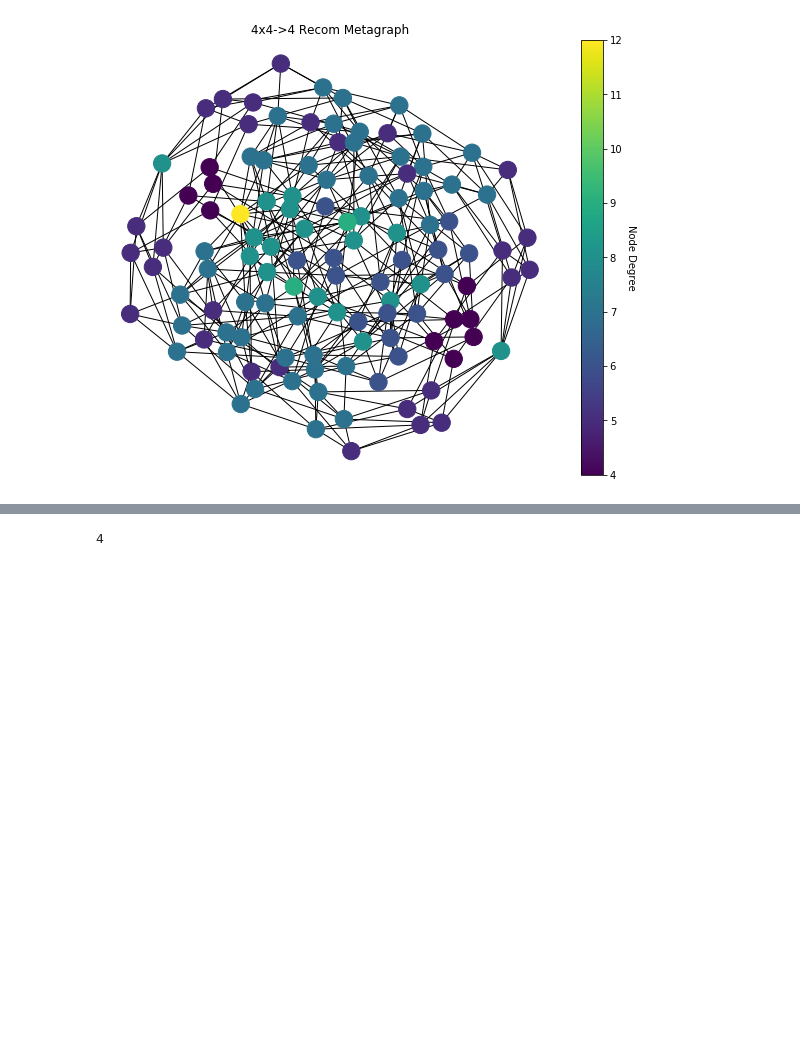
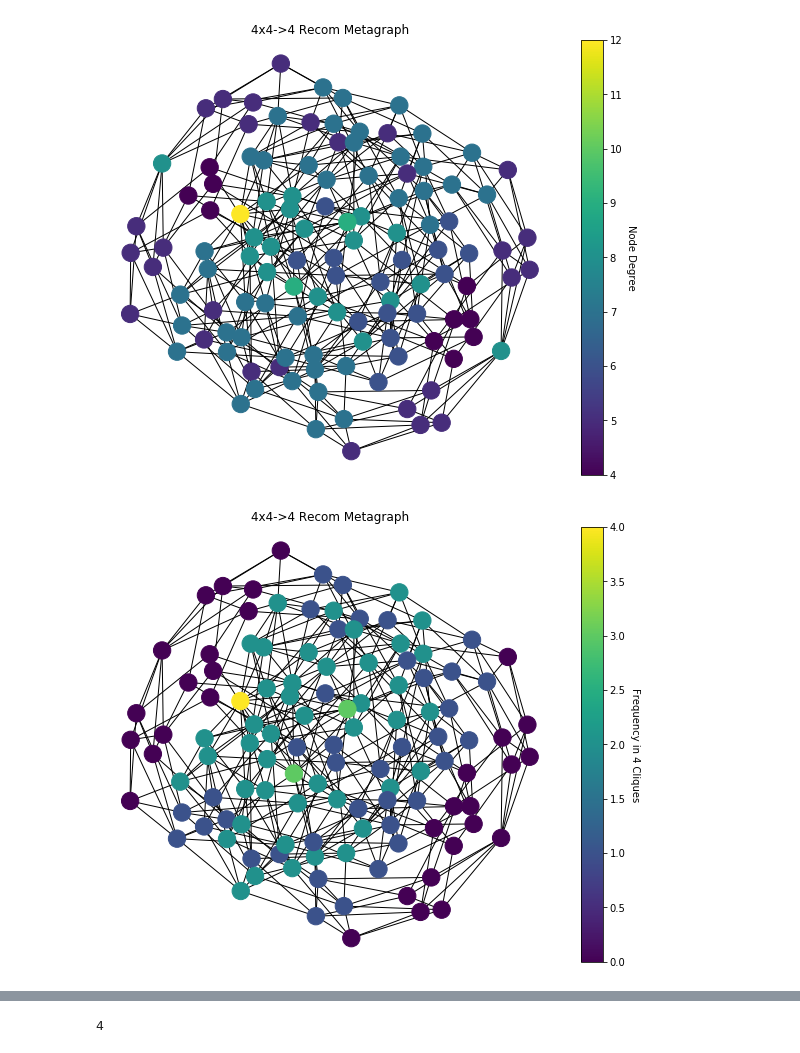
Before and after one commit to vrdi/metagraph-visualizations, a Jupyter notebook: metagraph.ipynb, the cells around one changed output, grey strips where cells are left out. Saved outputs shown, nothing was run; the diff lists cells and outputs as text; code cells hidden in the pictures; blank space fills up the shorter version.

Commit message:
Filled out recom table for 5x5->5.  Added max clique size to recom table.  Added visualizations of the cliques in the recom metagraphs.

```diff
--- a/metagraph.ipynb
+++ b/metagraph.ipynb
@@ -290,3 +290,16 @@ cb.ax.set_ylabel("Node Degree", rotation=-90, va="bottom")
 plt.show()
 # %% [output]
 [figure]
+# %%
+c4 = reduce(lambda x, y: x+y, cliques_4)
+plt.figure(figsize=(10,8))
+plt.title("4x4->4 Recom Metagraph")
+nx.draw_kamada_kawai(graph_4_4_recom,
+                     node_color=[c4.count(node) for node in graph_4_4_recom])
+sm = plt.cm.ScalarMappable(norm=plt.Normalize(vmin = 0,vmax=4))
+sm._A = []
+cb = plt.colorbar(sm)
+cb.ax.set_ylabel("Frequency in 4 Cliques", rotation=-90, va="bottom")
+plt.show()
+# %% [output]
+[figure, added]
```
Also changed, not shown: parts of 17 cells of this notebook, 2 other files.
